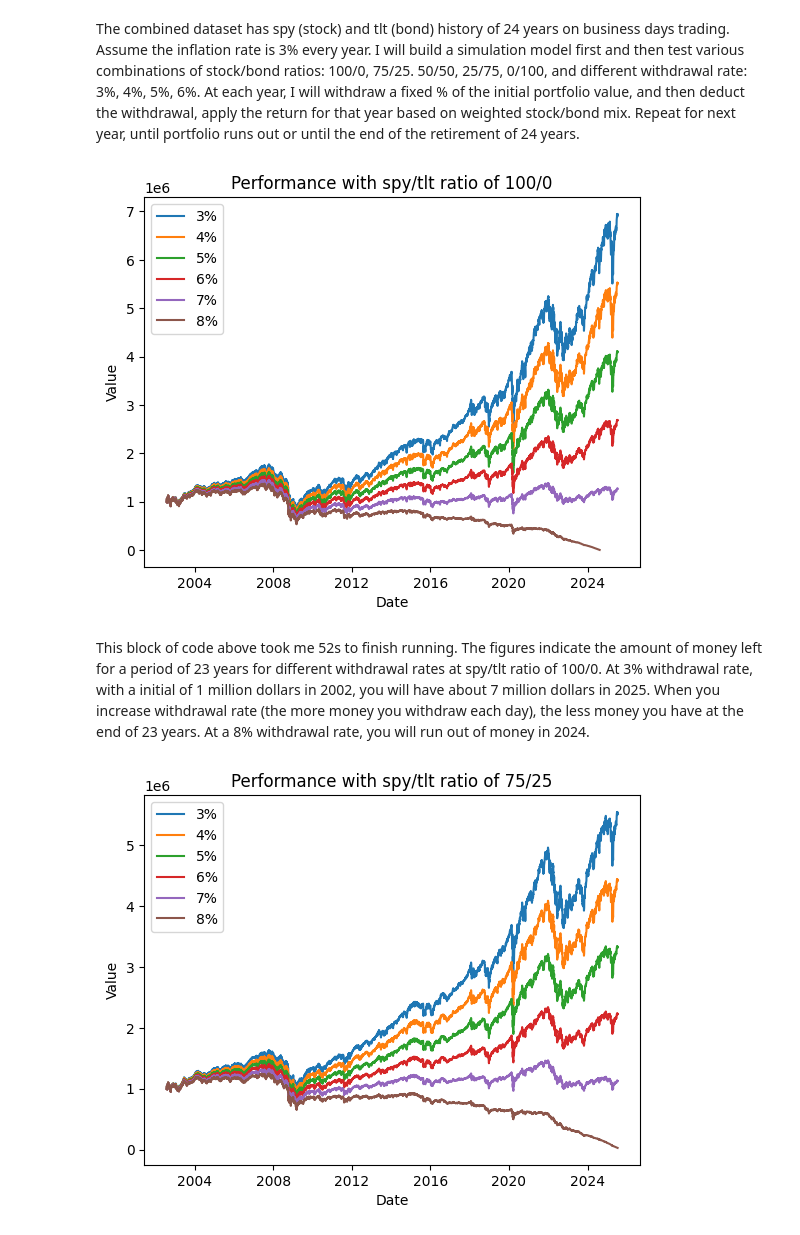
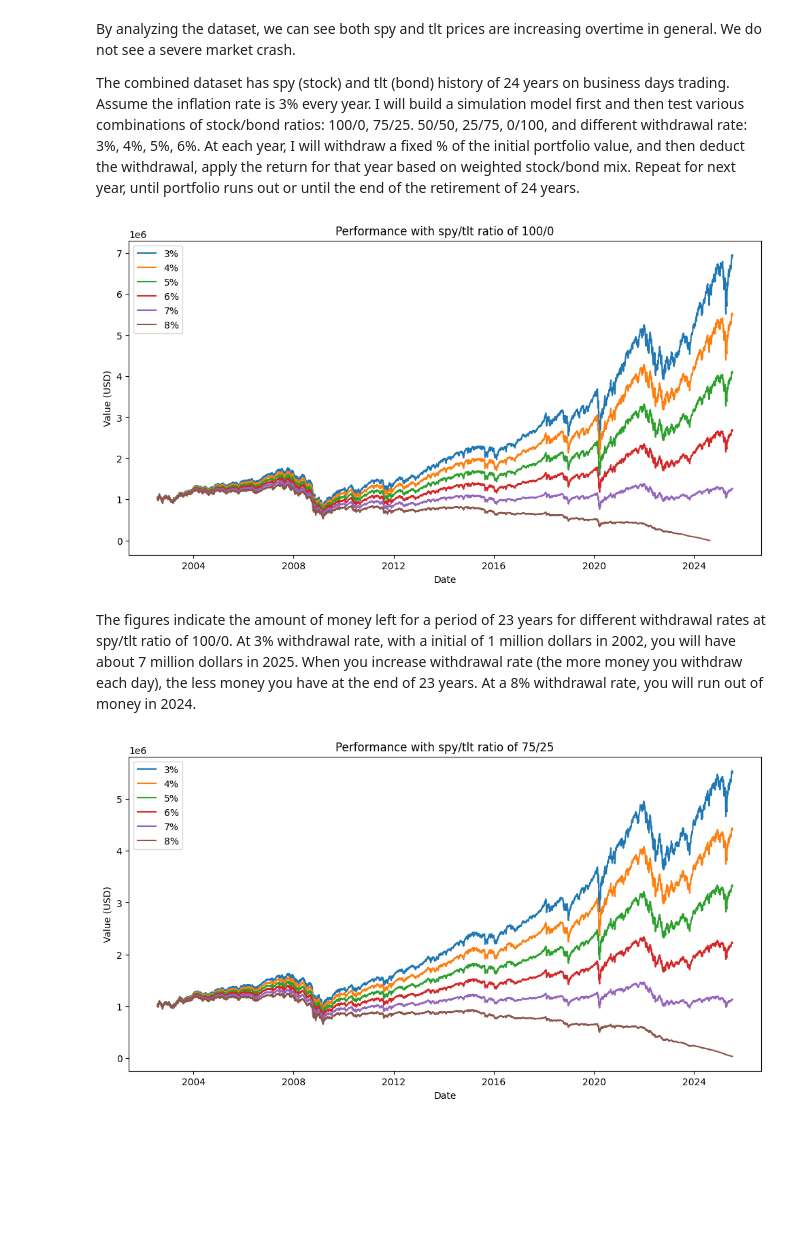
Before and after one commit to zhenzhenxie/Boglehead-retirement, a Jupyter notebook: retirement_analysis.ipynb, the cells around one changed output. Drawn from its saved outputs; the diff is of its cells as text; code cells hidden in the pictures; blank space fills up the shorter version.

Commit message:
updated plots

```diff
--- a/retirement_analysis.ipynb
+++ b/retirement_analysis.ipynb
@@ -8,7 +8,7 @@ from pandas.tseries.offsets import BDay
 # %%
 data = pd.read_csv("clean_data.csv")
 data.sort_values("date", inplace=True)
-data.set_index("date", inplace=True)
+data['date'] = pd.to_datetime(data['date'])
 
-data
+data.head(5)
 # %% [output]
@@ -29,9 +33,12 @@ data
 # %% [markdown]
+By analyzing the dataset, we can see both spy and tlt prices are increasing overtime in general. We do not see a severe market crash.
+
 The combined dataset has spy (stock) and tlt (bond) history of 24 years on business days trading. Assume the inflation rate is 3% every year.
 I will build a simulation model first and then test various combinations of stock/bond ratios: 100/0, 75/25. 50/50, 25/75, 0/100, and different withdrawal rate: 3%, 4%, 5%, 6%. At each year, I will withdraw a fixed % of the initial portfolio value, and then deduct the withdrawal, apply the return for that year based on weighted stock/bond mix. Repeat for next year, until portfolio runs out or until the end of the retirement of 24 years.
 # %%
 from dataclasses import dataclass
 from datetime import datetime, timedelta
+import bisect
 
 @dataclass
 class SharesPrice:
@@ -69,11 +76,6 @@ class Portfolio:
     def deposit(self, dollars: float) -> float:
         """Add money (or remove money) from the portfolio."""
 
-        # new_spy.value() / (new_spy.value() + new_tlt.value()) == spy_percent
-        # (old_spy.value() + X) / (old_spy.value() + X + old_tlt.value() + dollars - X) == spy_percent
-        # (old_spy + X) / (old_spy + old_tlt + dollars) == spy_percent
-        # old_spy + X == spy_percent * (old_spy + old_tlt + dollars)
-        # X = spy_percent * (old_spy + old_tlt + dollars) - old_spy
         new_spy_deposit = self.spy_percent * (self.spy.value() + self.tlt.value() + dollars) - self.spy.value()
         new_tlt_deposit = dollars - new_spy_deposit
         if abs(new_spy_deposit) > 0.0001:
@@ -89,13 +91,22 @@ class Prices:
     spy: float
     tlt: float
 
-def get_prices(date: datetime) -> Prices | None:
-    key = date.date().isoformat()
+new_data = list(map(lambda row: (row[1].date(), row[2], row[3]), data.itertuples(name=None)))
 
-    for (date, spy, tlt) in data.itertuples(name=None):
-        if date == key:
-            return Prices(spy, tlt)
+def get_prices(key: datetime) -> Prices | None:
+    index = bisect.bisect_left(new_data, (key.date(),))
+    if index >= len(new_data):
+        return None
+    (date, spy, tlt) = new_data[index]
+    if date == key.date():
+        return Prices(spy, tlt)
     return None
+    #key = key.date()
+
+    #for (_, date, spy, tlt) in new_data:
+    #    if date.date() == key:
+    #        return Prices(spy, tlt)
+    #return None
 
 @dataclass
 class Simulate:
@@ -143,37 +154,39 @@ class Simulate:
 
         return plot_data
 # %%
+
+
 def plot_simulation(spy_ratio: float, withdrawal_rate: float, label):
     sim1 = Simulate(Portfolio(SharesPrice(0.0, 0.0), SharesPrice(0.0, 0.0), spy_ratio, datetime.utcnow()), datetime(2002, 7, 26), timedelta(days=365.25*23), withdrawal_rate)
     value_over_time = sim1.simulate(1_000_000)
 
     # Unpack the data into two lists
     dates, values = zip(*value_over_time)
 
-    plt.figure
     plt.plot(dates, values, label=label, linestyle='-' )
 
+plt.figure(figsize=(12,6))
 plot_simulation(1.0, 0.03, label='3%')
 plot_simulation(1.0, 0.04, label='4%')
 plot_simulation(1.0, 0.05, label='5%')
 plot_simulation(1.0, 0.06, label='6%')
 plot_simulation(1.0, 0.07, label='7%')
 plot_simulation(1.0, 0.08, label='8%')
 
 plt.xlabel('Date')
-plt.ylabel('Value')
+plt.ylabel('Value (USD)')
 plt.legend()
 plt.title(f'Performance with spy/tlt ratio of 100/0')
 plt.show()
 # %% [output]
-[figure, old version]
+[figure, new version]
 # %% [markdown]
-This block of code above took me 52s to finish running.
 The figures indicate the amount of money left for a period of 23 years for different withdrawal rates at spy/tlt ratio of 100/0.
 At 3% withdrawal rate, with a initial of 1 million dollars in 2002, you will have about 7 million dollars in 2025.
 When you increase withdrawal rate (the more money you withdraw each day), the less money you have at the end of 23 years.
 At a 8% withdrawal rate, you will run out of money in 2024.
 # %%
+plt.figure(figsize=(12,6))
 plot_simulation(0.75, 0.03, label='3%')
 plot_simulation(0.75, 0.04, label='4%')
 plot_simulation(0.75, 0.05, label='5%')
@@ -182,10 +195,10 @@ plot_simulation(0.75, 0.07, label='7%')
 plot_simulation(0.75, 0.08, label='8%')
 
 plt.xlabel('Date')
-plt.ylabel('Value')
+plt.ylabel('Value (USD)')
 plt.legend()
 plt.title(f'Performance with spy/tlt ratio of 75/25')
 plt.show()
 # %% [output]
-[figure, old version]
+[figure, new version]
 # %%
```
Also changed, not shown: parts of 5 cells of this notebook, 2 other files.
